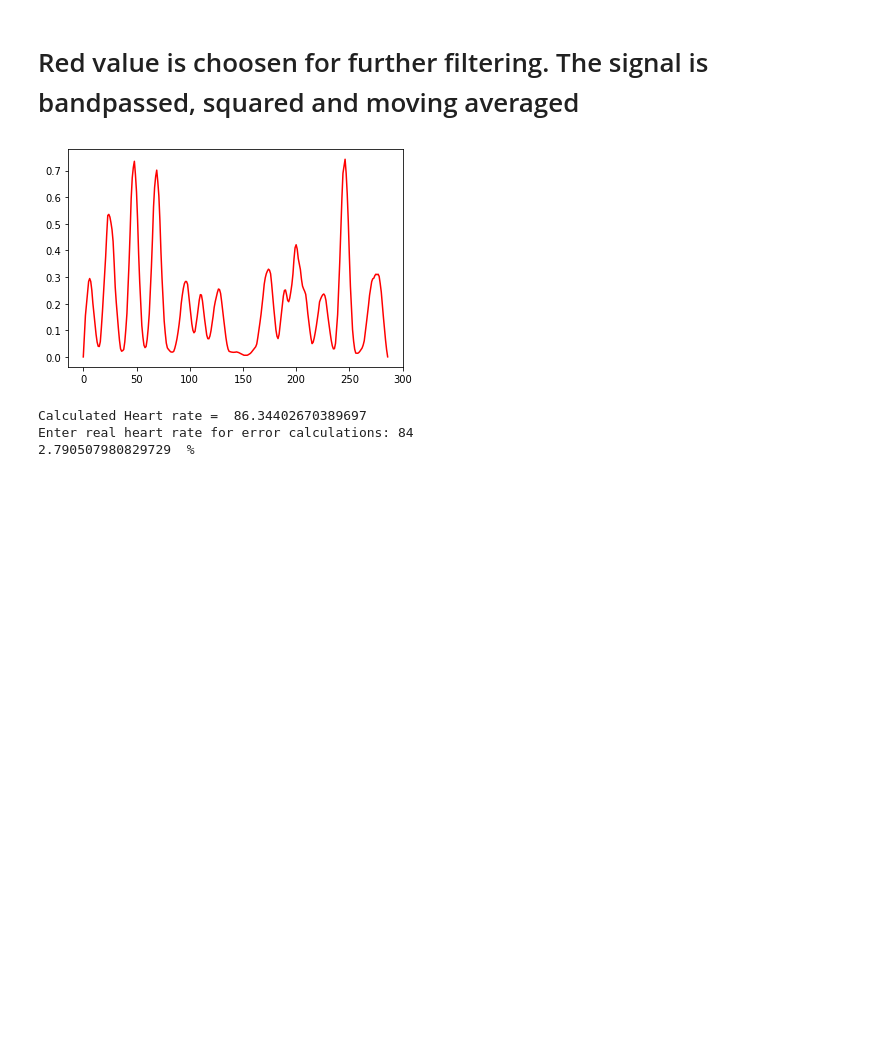
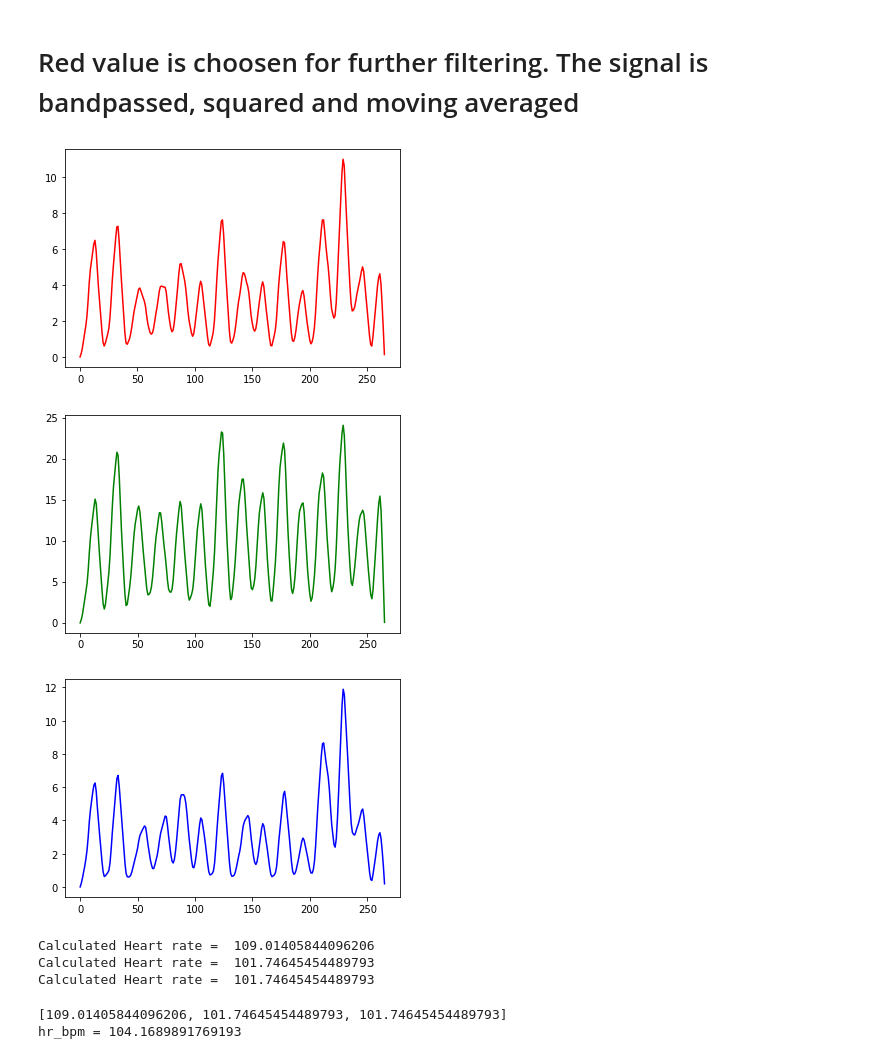
Before and after one commit to divyanshukumarpcm/heart_rate_ppg_camera, a Jupyter notebook: main.ipynb, the cells around one changed output. Cells and saved outputs as stored; diff of their text form; code cells hidden in the pictures; blank space fills up the shorter version.

Commit message:
Update main.ipynb
now heart rate is calculated for all three - R G and B components with better bandpass frequencies, moving average and improved algos

```diff
--- a/main.ipynb
+++ b/main.ipynb
@@ -18,9 +22,9 @@ vid_length = frame_count/fps
 time_bw_frame=1/fps
 # %%
 #declaring array for storing R,G,B from different frames
-R=[]
-G=[]
-B=[]
+R=np.array([])
+G=np.array([])
+B=np.array([])
 # %%
 #the loop will iterate over each image and take average of R, G and B values of the image and then store in an array
 while True:
@@ -44,8 +48,8 @@ while True:
             sumg=sumg+j[1];
             sumb=sumb+j[0];
             no_of_pixels=no_of_pixels+1
-    R.append(sumr/no_of_pixels)
-    G.append(sumg/no_of_pixels)
-    B.append(sumb/no_of_pixels)
+    R=np.append(R, sumr/no_of_pixels)
+    G=np.append(G, sumg/no_of_pixels)
+    B=np.append(B, sumb/no_of_pixels)
 # %%
 #discarding first few frames and last few corresponding to first few seconds and last few seconds respectively as these times in video contains errors as user will be adjusting and removing finger
@@ -73,10 +79,10 @@ plt.show()
 # Red value is choosen for further filtering. The signal is bandpassed, squared and moving averaged
 # %%
 #declaring variables for filters
-r_cutoff_high=8
-r_cutoff_low=25
+r_cutoff_high=10
+r_cutoff_low=100
 r_order_of_bandpass=5
-r_sampling_rate=2*int(fps+1)
+r_sampling_rate=8*int(fps+1)
 r_average_filter_sample_length=7
 
 #calculating high pass filter co-efficient
@@ -125,11 +131,23 @@ def process_signal(y,order_of_bandpass,high,low,sampling_rate,average_filter_sam
 
 #calling function to get processed signal
 r_averaged=process_signal(R,r_order_of_bandpass,r_cutoff_high,r_cutoff_low,r_sampling_rate,r_average_filter_sample_length);
+g_averaged=process_signal(G,r_order_of_bandpass,r_cutoff_high,r_cutoff_low,r_sampling_rate,r_average_filter_sample_length);
+b_averaged=process_signal(B,r_order_of_bandpass,r_cutoff_high,r_cutoff_low,r_sampling_rate,r_average_filter_sample_length);
 # %%
 #plotting the averaged signal
 plt.figure()
 plt.plot(r_averaged ,'r')
 plt.show()
+
+plt.figure()
+plt.plot(g_averaged ,'g')
+plt.show()
+
+plt.figure()
+plt.plot(b_averaged ,'b')
+plt.show()
 # %% [output]
-[figure, old version]
+[figure, new version]
+[figure, added]
+[figure, added]
 # %%
@@ -139,26 +177,21 @@ r_peaks=find_peaks(r_averaged,height=r_min_peak) #returns peak height and index
 # %%
-#calculating average frames between peaks
-diff_sum=0
-total_peaks=len(r_peaks[0])
-i=0
-while i<total_peaks-1:
-    diff_sum=diff_sum+r_peaks[0][i+1]-r_peaks[0][i]
-    i=i+1
-
-avg_diff=diff_sum/(total_peaks-1)
+bpms=[]
+bpms.append(give_bpm(r_averaged))
+bpms.append(give_bpm(g_averaged))
+bpms.append(give_bpm(b_averaged))09.01405844096206
+Calculated Heart rate =  101.74645454489793
+Calculated Heart rate =  101.74645454489793
+# %% [output]
+Calculated Heart rate =  109.01405844096206
+Calculated Heart rate =  101.74645454489793
+Calculated Heart rate =  101.74645454489793
 # %%
-#final calculation of Heart rate and error percentage
-avg_time_bw_peaks=avg_diff*time_bw_frame
-
-bpm=60/avg_time_bw_peaks
-
-
-print("Calculated Heart rate = ",bpm)
-
 #input the real heart rate
+bpm=(bpms[0]+bpms[1]+bpms[2])/3
+print(bpms)
+print("hr_bpm = "+str(bpm))
 real_hr=int(input("Enter real heart rate for error calculations: "))
 print((abs(real_hr-bpm)/real_hr)*100," %")
 # %% [output]
-Calculated Heart rate =  86.34402670389697
-Enter real heart rate for error calculations: 84
-2.790507980829729  %
+[109.01405844096206, 101.74645454489793, 101.74645454489793]
+hr_bpm = 104.1689891769193
```
Also changed, not shown: parts of 4 cells of this notebook.
